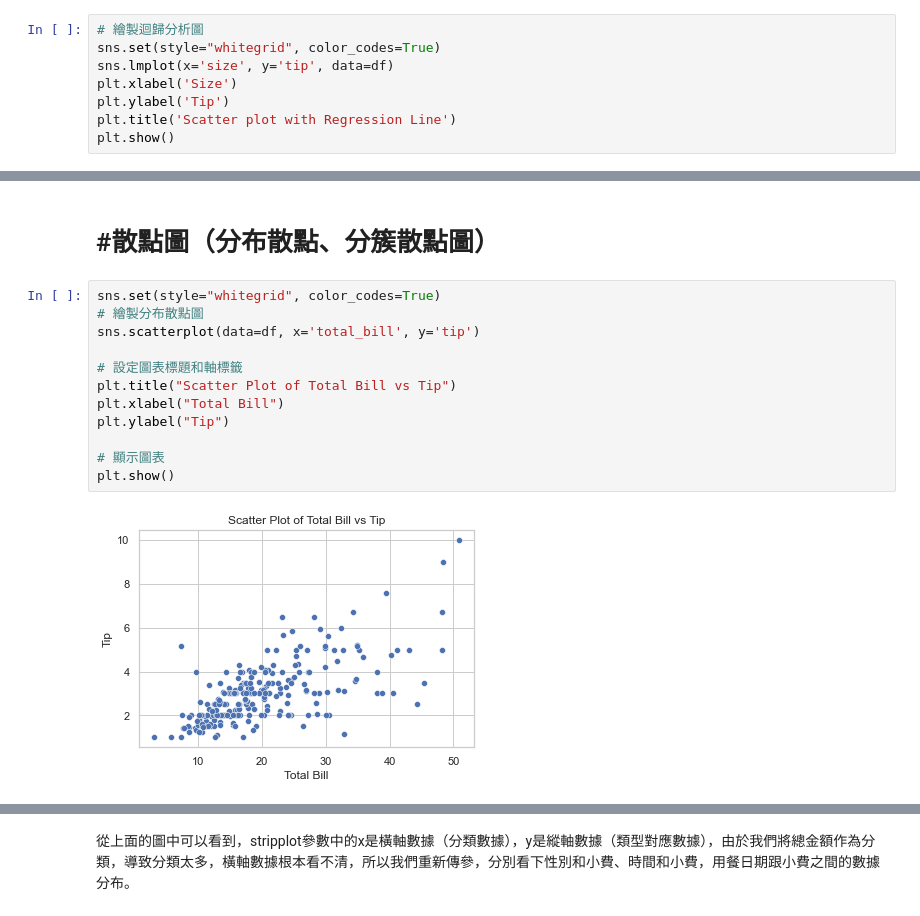
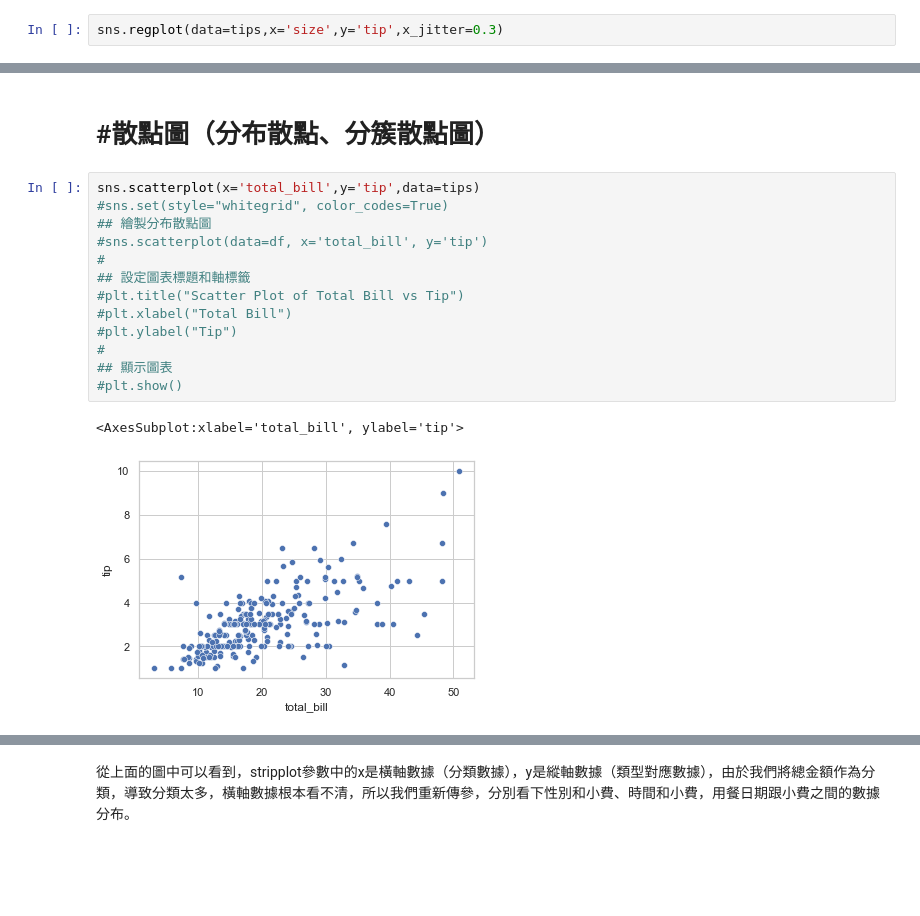
Before and after one commit to sean4520/IMLP388, a Jupyter notebook: 2.4.2_Seaborn數據視覺化.ipynb, the cells around one changed output, grey strips where cells are left out. Saved outputs shown, nothing was run; the diff lists cells and outputs as text; blank space fills up the shorter version.

```diff
--- a/2.4.2_Seaborn數據視覺化.ipynb
+++ b/2.4.2_Seaborn數據視覺化.ipynb
@@ -198,11 +191,5 @@ plt.show()
 # %% [markdown]
 # [練習]看看其他變量和小費之間的關係。
 # %%
-# 繪製迴歸分析圖
-sns.set(style="whitegrid", color_codes=True)
-sns.lmplot(x='size', y='tip', data=df)
-plt.xlabel('Size')
-plt.ylabel('Tip')
-plt.title('Scatter plot with Regression Line')
-plt.show()
+sns.regplot(data=tips,x='size',y='tip',x_jitter=0.3)
 # %% [output]
@@ -220,17 +210,19 @@ tips = sns.load_dataset("tips")
 # %% [markdown]
 # #散點圖（分布散點、分簇散點圖）
 # %%
-sns.set(style="whitegrid", color_codes=True)
-# 繪製分布散點圖
-sns.scatterplot(data=df, x='total_bill', y='tip')
-
-# 設定圖表標題和軸標籤
-plt.title("Scatter Plot of Total Bill vs Tip")
-plt.xlabel("Total Bill")
-plt.ylabel("Tip")
-
-# 顯示圖表
-plt.show()
+sns.scatterplot(x='total_bill',y='tip',data=tips)
+#sns.set(style="whitegrid", color_codes=True)
+## 繪製分布散點圖
+#sns.scatterplot(data=df, x='total_bill', y='tip')
+#
+## 設定圖表標題和軸標籤
+#plt.title("Scatter Plot of Total Bill vs Tip")
+#plt.xlabel("Total Bill")
+#plt.ylabel("Tip")
+#
+## 顯示圖表
+#plt.show()
 # %% [output]
+<AxesSubplot:xlabel='total_bill', ylabel='tip'>
-[figure, old version]
+[figure, new version]
 # %%
```
Also changed, not shown: parts of 40 cells of this notebook.
